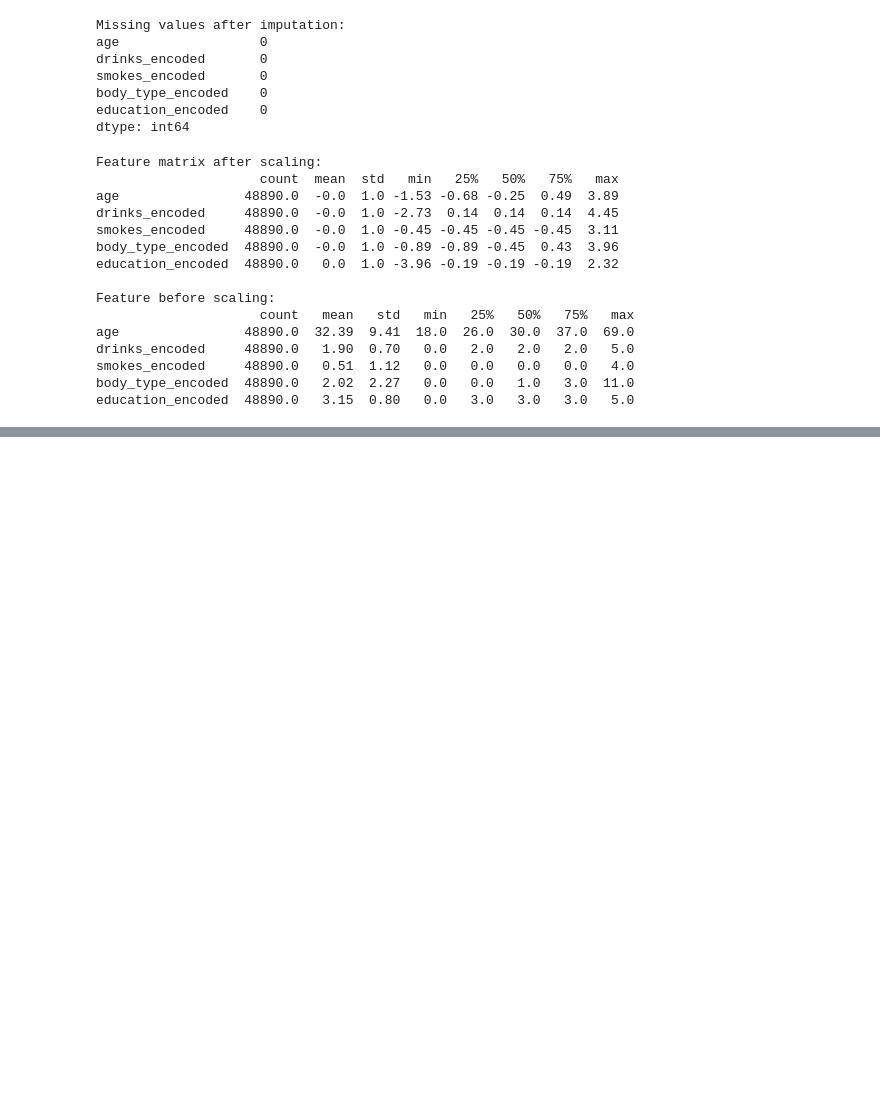
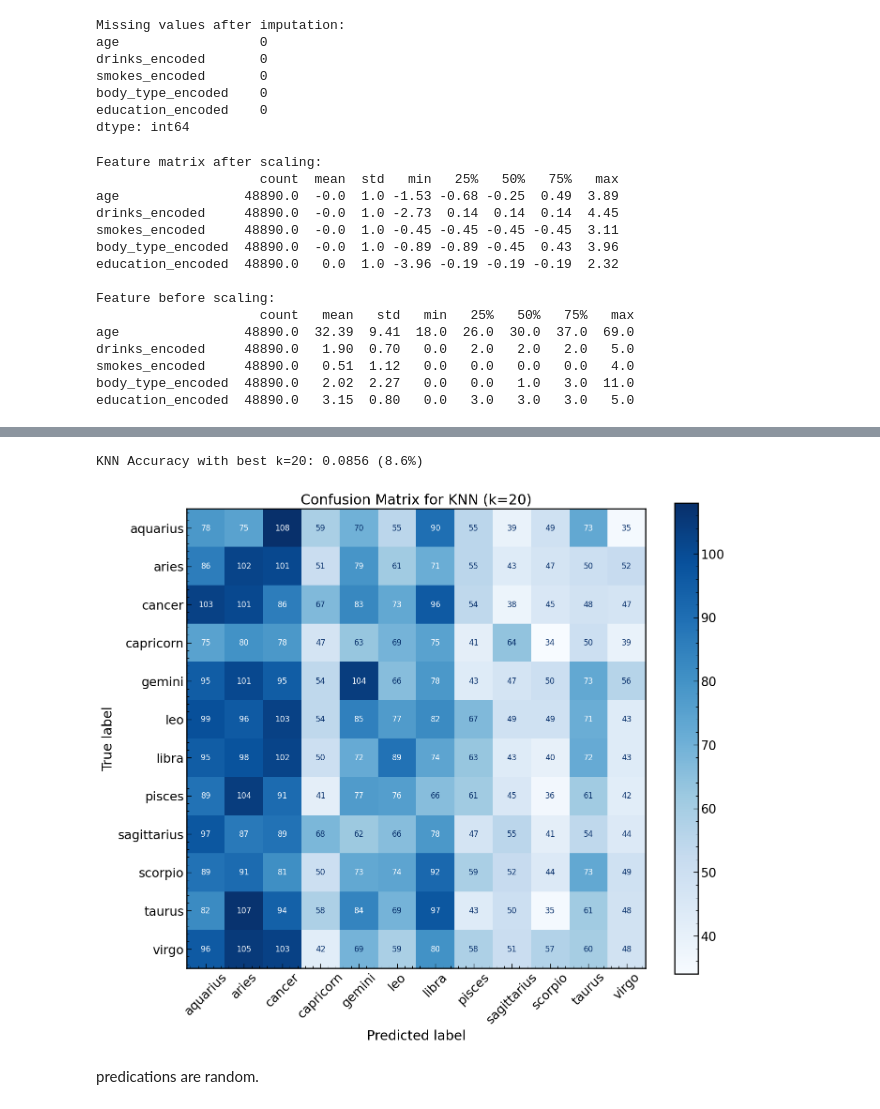
Before and after one commit to ovesa/OKCupid_ML, a Jupyter notebook: main_project.ipynb, the cells around one changed output, grey strips where cells are left out. Saved outputs shown, nothing was run; the diff lists cells and outputs as text; code cells hidden in the pictures; blank space fills up the shorter version.

```diff
--- a/main_project.ipynb
+++ b/main_project.ipynb
@@ -409,0 +485,27 @@ X_train, X_test, y_train, y_test = train_test_split(X_scaled, y, test_size=0.2,
+# %%
+# retraom k with the best k value
+knn_best = KNeighborsClassifier(n_neighbors=best_k)
+knn_best.fit(X_train, y_train)
+y_pred_best = knn_best.predict(X_test)
+knn_best_accuracy = accuracy_score(y_test, y_pred_best)
+print(f"KNN Accuracy with best k={best_k}: {knn_best_accuracy:.4f} ({knn_best_accuracy*100:.1f}%)")
+# %% [output]
+KNN Accuracy with best k=20: 0.0856 (8.6%)
+# %%
+from sklearn.metrics import ConfusionMatrixDisplay, confusion_matrix
+
+# confusion matrix for zodiac sign predictions
+cm = confusion_matrix(y_test, y_pred_best, labels=knn_best.classes_)
+
+disp = ConfusionMatrixDisplay(confusion_matrix=cm, display_labels=knn_best.classes_)
+
+plt.figure(figsize=(12, 10))
+disp.plot(cmap=plt.cm.Blues, values_format='d', ax=plt.gca())
+plt.title(f'Confusion Matrix for KNN (k={best_k})')
+plt.xticks(rotation=45)
+plt.tight_layout()
+plt.show()
+# %% [output]
+[figure, added]
+# %% [markdown]
+predications are random.
```
Also changed, not shown: parts of 10 cells of this notebook.
